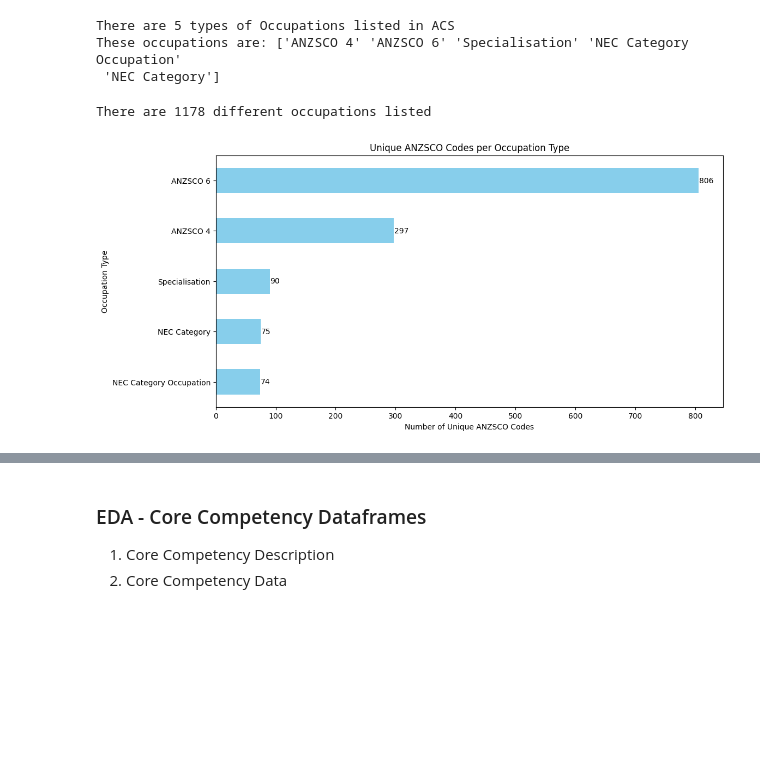
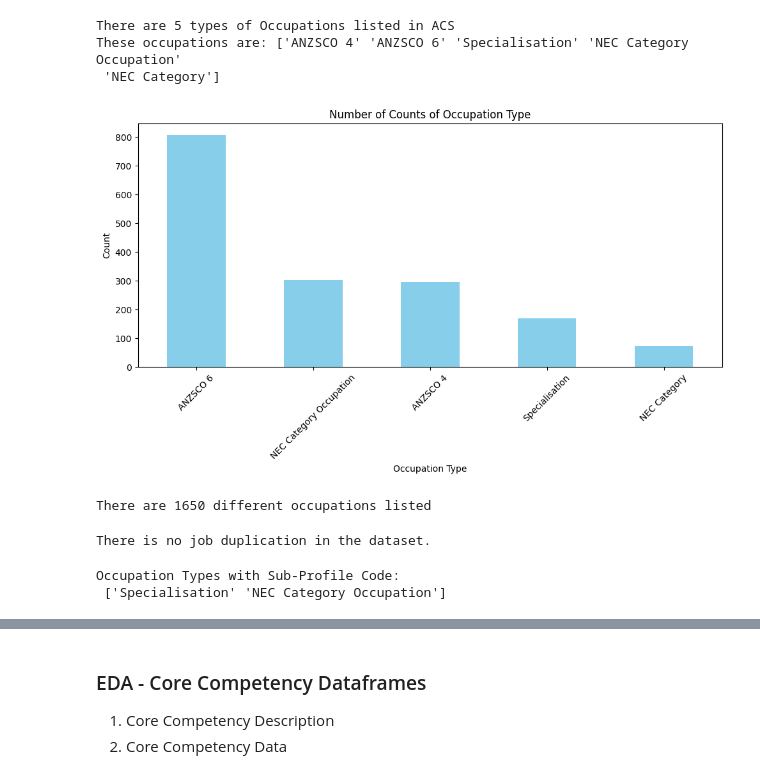
Before and after one commit to SidArora01/TextAnalysis-NLP-AT1, a Jupyter notebook: Initial EDA.ipynb, the cells around one changed output, grey strips where cells are left out. Drawn from its saved outputs; the diff is of its cells as text; code cells hidden in the pictures; blank space fills up the shorter version.

```diff
--- a/Initial EDA.ipynb
+++ b/Initial EDA.ipynb
@@ -120,30 +97,47 @@ print('These occupations are:', occupation_df['Occupation Type'].unique())
 There are 5 types of Occupations listed in ACS
 These occupations are: ['ANZSCO 4' 'ANZSCO 6' 'Specialisation' 'NEC Category Occupation'
  'NEC Category']
+# %%
+import matplotlib.pyplot as plt
+
+# Count occurrences of each occupation type
+occupation_counts = occupation_df['Occupation Type'].value_counts()
+
+# Plot the bar chart
+plt.figure(figsize=(10, 6))
+occupation_counts.plot(kind='bar', color='skyblue')
+plt.xlabel("Occupation Type")
+plt.ylabel("Count")
+plt.title("Number of Counts of Occupation Type")
+plt.xticks(rotation=45)
+plt.tight_layout()
+plt.show()
+# %% [output]
+[figure, added]
 # %%
-print("There are",occupation_df['ANZSCO Code'].nunique(), "different occupations listed")
+print("There are",occupation_df['ANZSCO Code'].count(), "different occupations listed")
 # %% [output]
-There are 1178 different occupations listed
+There are 1650 different occupations listed
-# %%
-import matplotlib.pyplot as plt
-
-
-occupation_counts = occupation_df.groupby('Occupation Type')['ANZSCO Code'].nunique()
-
-
-occupation_counts = occupation_counts.sort_values()
-
-
-plt.figure(figsize=(12, 6))
-ax = occupation_counts.plot(kind='barh', color='skyblue')
-
-
-for index, value in enumerate(occupation_counts):
-    ax.text(value + 0.5, index, str(value), va='center', fontsize=10)
-
-plt.xlabel("Number of Unique ANZSCO Codes")
-plt.ylabel("Occupation Type")
-plt.title("Unique ANZSCO Codes per Occupation Type")
-plt.show()
-# %% [output]
-[figure, removed]
+# %%
+# Count occurrences of each ANZSCO Title
+duplicate_counts = occupation_df['ANZSCO Title'].value_counts()
+
+# Filter only titles that appear more than once
+duplicates = duplicate_counts[duplicate_counts > 1]
+
+# Check if there are any duplicates and print results
+if not duplicates.empty:
+    print("Duplicated ANZSCO Titles and their counts:\n", duplicates)
+else:
+    print("There is no job duplication in the dataset.")
+# %% [output]
+There is no job duplication in the dataset.
+# %%
+# Get unique occupation types where 'Sub-Profile Code' is not NaN
+occupation_types_with_subprofile = occupation_df.loc[occupation_df['Sub-Profile Code'].notna(), 'Occupation Type'].unique()
+
+# Display the results
+print("Occupation Types with Sub-Profile Code:\n", occupation_types_with_subprofile)
+# %% [output]
+Occupation Types with Sub-Profile Code:
+ ['Specialisation' 'NEC Category Occupation']
```
Also changed, not shown: parts of 80 cells of this notebook.
